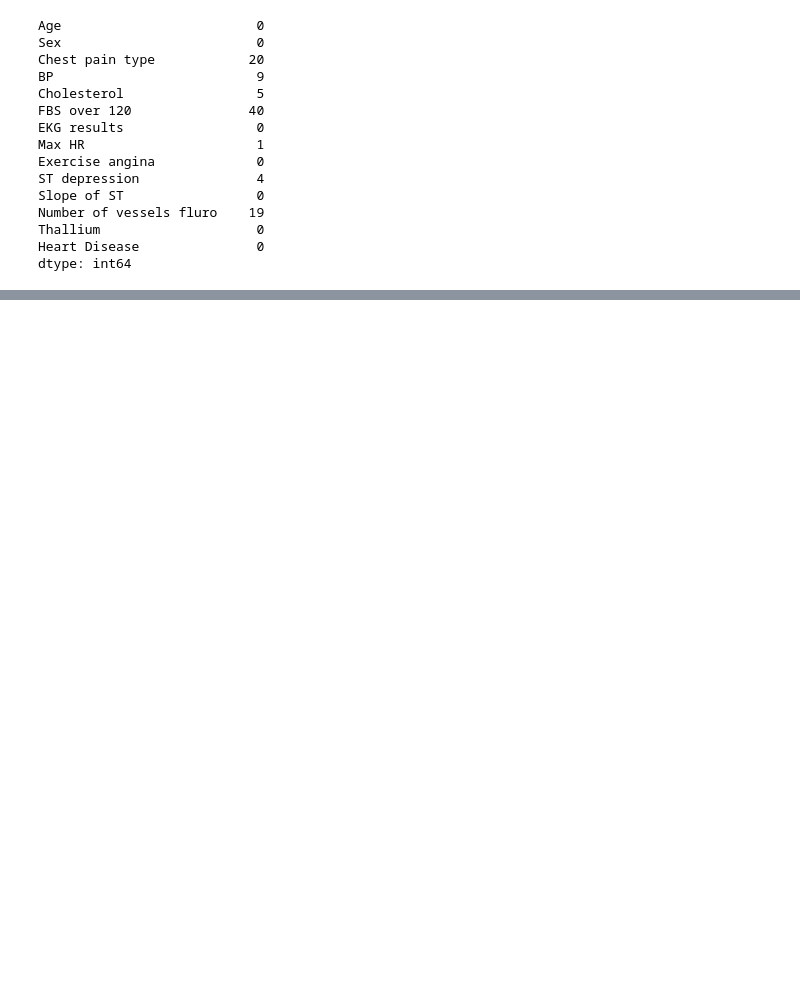
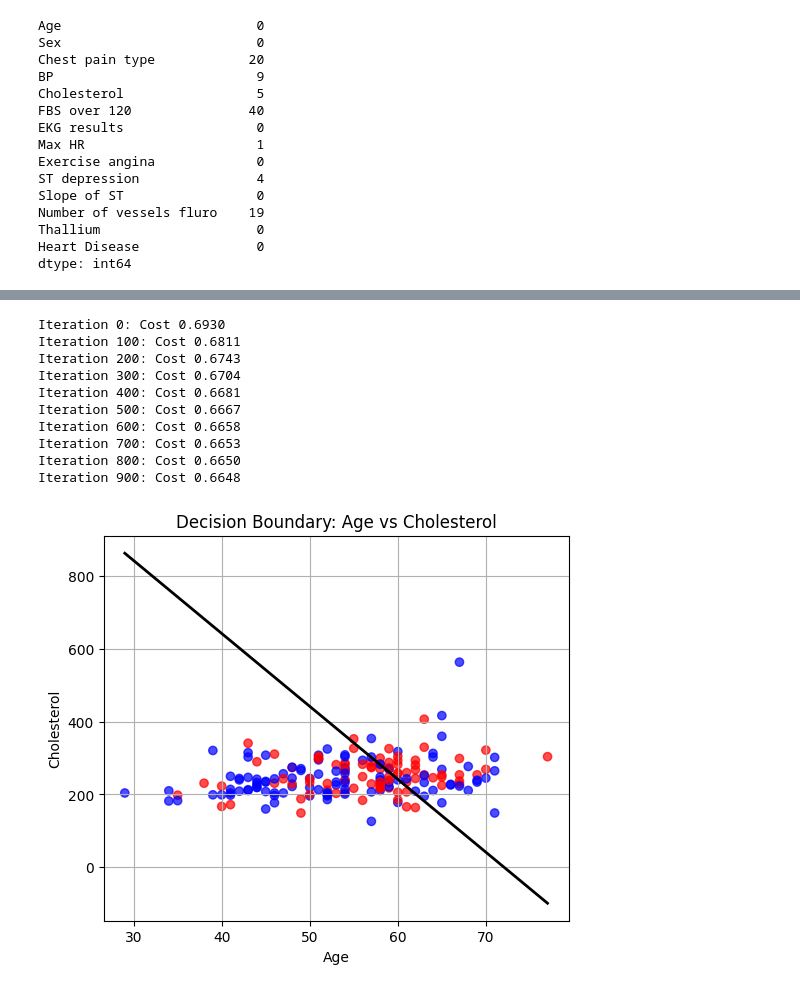
Before and after one commit to SantiagoAmaya21/TDSE_heart_disease_risk_prediction, a Jupyter notebook: heart_disease_lr_analysis.ipynb, the cells around one changed output, grey strips where cells are left out. Saved outputs shown, nothing was run; the diff lists cells and outputs as text; code cells hidden in the pictures; blank space fills up the shorter version.

```diff
--- a/heart_disease_lr_analysis.ipynb
+++ b/heart_disease_lr_analysis.ipynb
@@ -85,0 +346,31 @@ df_1 = df_1.sample(frac=1, random_state=42)
+# %%
+def plot_decision_boundary(X, y, feature_names, alpha=0.01, iterations=1000):
+    # Normalization
+    mean = X.mean(axis=0)
+    std = X.std(axis=0)
+    X_norm = (X - mean) / std
+
+    # Inicialization
+    w = np.zeros(2)
+    b = 0
+
+    # Train
+    w, b, _ = gradient_descent(X_norm, y, w, b, alpha, iterations)
+
+    # Scatter plot
+    plt.figure(figsize=(6, 5))
+    plt.scatter(X[:, 0], X[:, 1], c=y, cmap="bwr", alpha=0.7)
+
+    # Decision boundary
+    x_vals = np.linspace(X[:, 0].min(), X[:, 0].max(), 100)
+    x_vals_norm = (x_vals - mean[0]) / std[0]
+    y_vals_norm = -(w[0] * x_vals_norm + b) / w[1]
+    y_vals = y_vals_norm * std[1] + mean[1]
+
+    plt.plot(x_vals, y_vals, color="black", linewidth=2)
+
+    plt.xlabel(feature_names[0])
+    plt.ylabel(feature_names[1])
+    plt.title(f"Decision Boundary: {feature_names[0]} vs {feature_names[1]}")
+    plt.grid(True)
+    plt.show()
@@ -85,0 +383,18 @@ df_1 = df_1.sample(frac=1, random_state=42)
+# %%
+pair1 = ["Age", "Cholesterol"]
+X_pair1 = train_df[pair1].values
+y_pair1 = train_df["Heart Disease"].values
+
+plot_decision_boundary(X_pair1, y_pair1, pair1)
+# %% [output]
+Iteration 0: Cost 0.6930
+Iteration 100: Cost 0.6811
+Iteration 200: Cost 0.6743
+Iteration 300: Cost 0.6704
+Iteration 400: Cost 0.6681
+Iteration 500: Cost 0.6667
+Iteration 600: Cost 0.6658
+Iteration 700: Cost 0.6653
+Iteration 800: Cost 0.6650
+Iteration 900: Cost 0.6648
+[figure, added]
```
Also changed, not shown: parts of 43 cells of this notebook, 1 other file.
